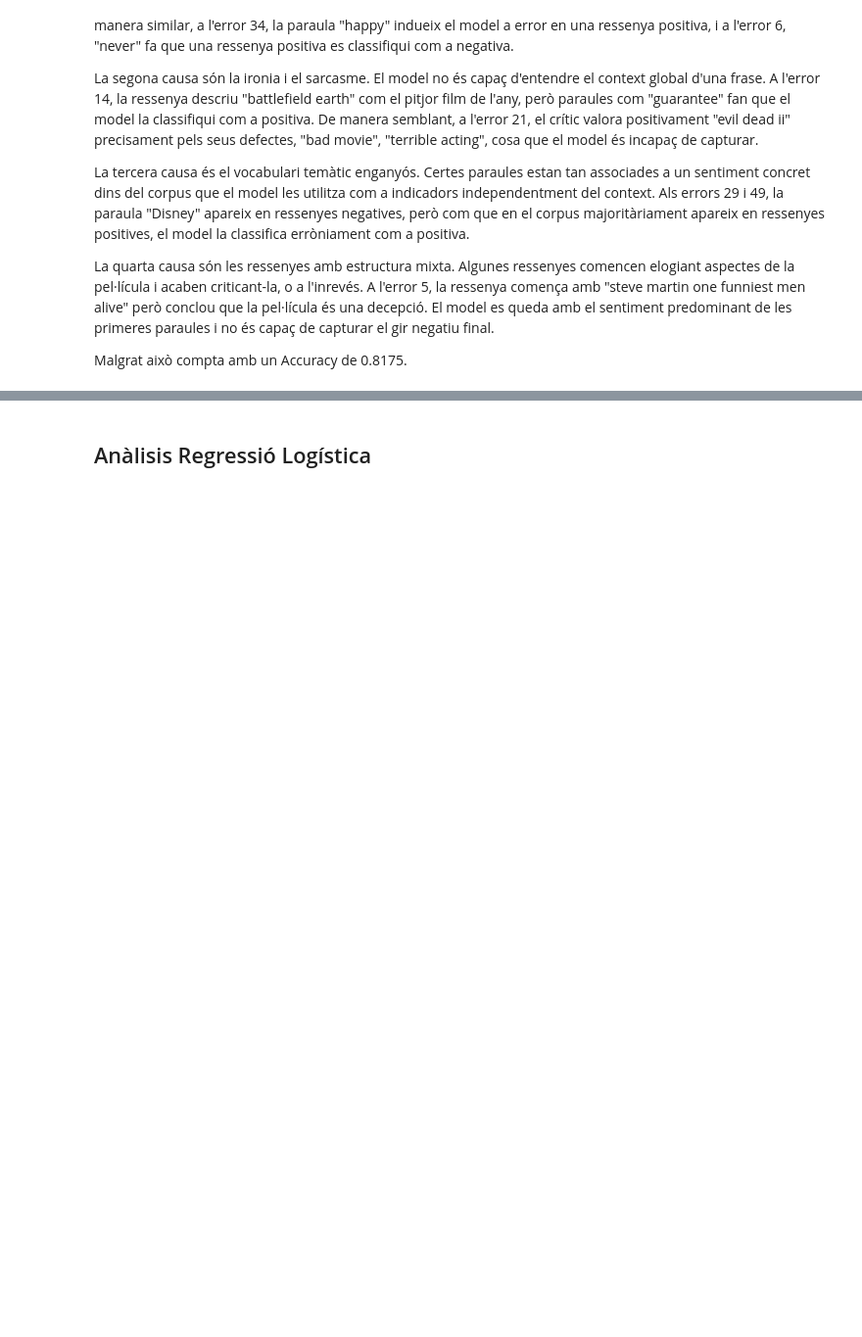
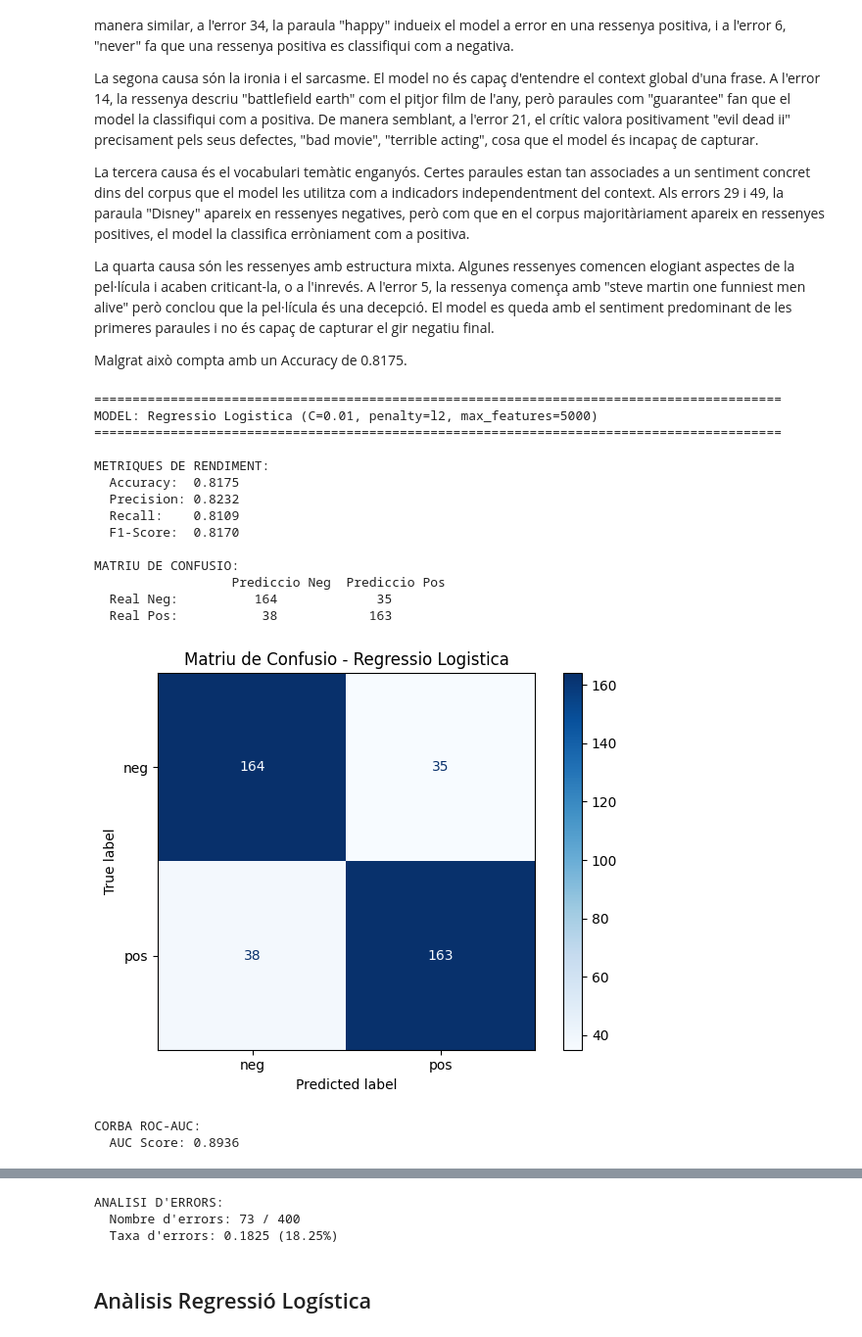
Before and after one commit to ashlieventura/Practica_2_plh, a Jupyter notebook: practica_2.ipynb, the cells around one changed output, grey strips where cells are left out. Shown at 98% size. Saved outputs shown, nothing was run; the diff lists cells and outputs as text; code cells hidden in the pictures; blank space fills up the shorter version.

```diff
--- a/practica_2.ipynb
+++ b/practica_2.ipynb
@@ -546,3 +538,28 @@ La tercera causa és el vocabulari temàtic enganyós. Certes paraules estan tan
 La quarta causa són les ressenyes amb estructura mixta. Algunes ressenyes comencen elogiant aspectes de la pel·lícula i acaben criticant-la, o a l'inrevés. A l'error 5, la ressenya comença amb "steve martin one funniest men alive" però conclou que la pel·lícula és una decepció. El model es queda amb el sentiment predominant de les primeres paraules i no és capaç de capturar el gir negatiu final.
 
 Malgrat això compta amb un Accuracy de 0.8175.
+# %%
+# Validacio Regressio Logistica
+valida_i_mostra(
+    "Regressio Logistica (C=0.01, penalty=l2, max_features=5000)",
+    final_rl,
+    y_pred_rl
+)
+# %% [output]
+==========================================================================================
+MODEL: Regressio Logistica (C=0.01, penalty=l2, max_features=5000)
+==========================================================================================
+
+METRIQUES DE RENDIMENT:
+  Accuracy:  0.8175
+  Precision: 0.8232
+  Recall:    0.8109
+  F1-Score:  0.8170
+
+MATRIU DE CONFUSIO:
+                  Prediccio Neg  Prediccio Pos
+  Real Neg:          164             35
+  Real Pos:           38            163
+[figure, added]
+CORBA ROC-AUC:
+  AUC Score: 0.8936
@@ -549,3 +567,6 @@ Malgrat això compta amb un Accuracy de 0.8175.
+ANALISI D'ERRORS:
+  Nombre d'errors: 73 / 400
+  Taxa d'errors: 0.1825 (18.25%)
 # %% [markdown]
 ## Anàlisis Regressió Logística
 # %% [markdown]
```
Also changed, not shown: parts of 11 cells of this notebook.
